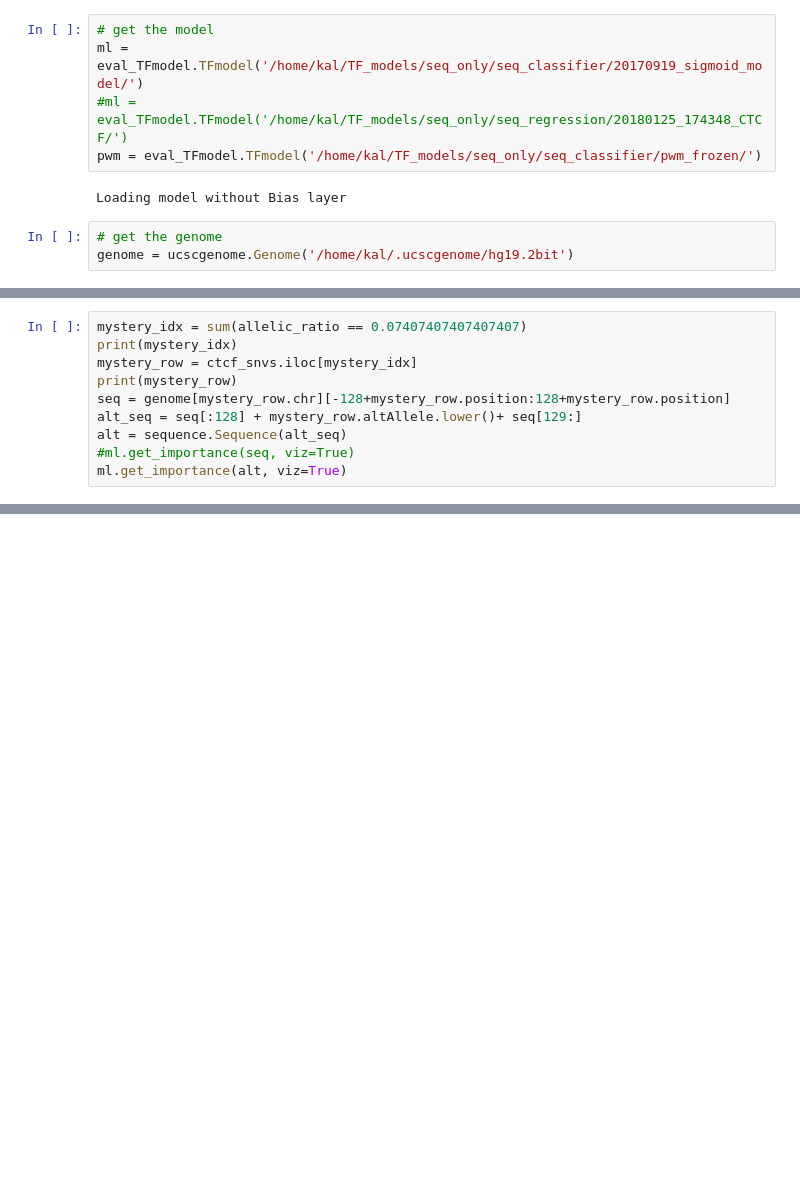
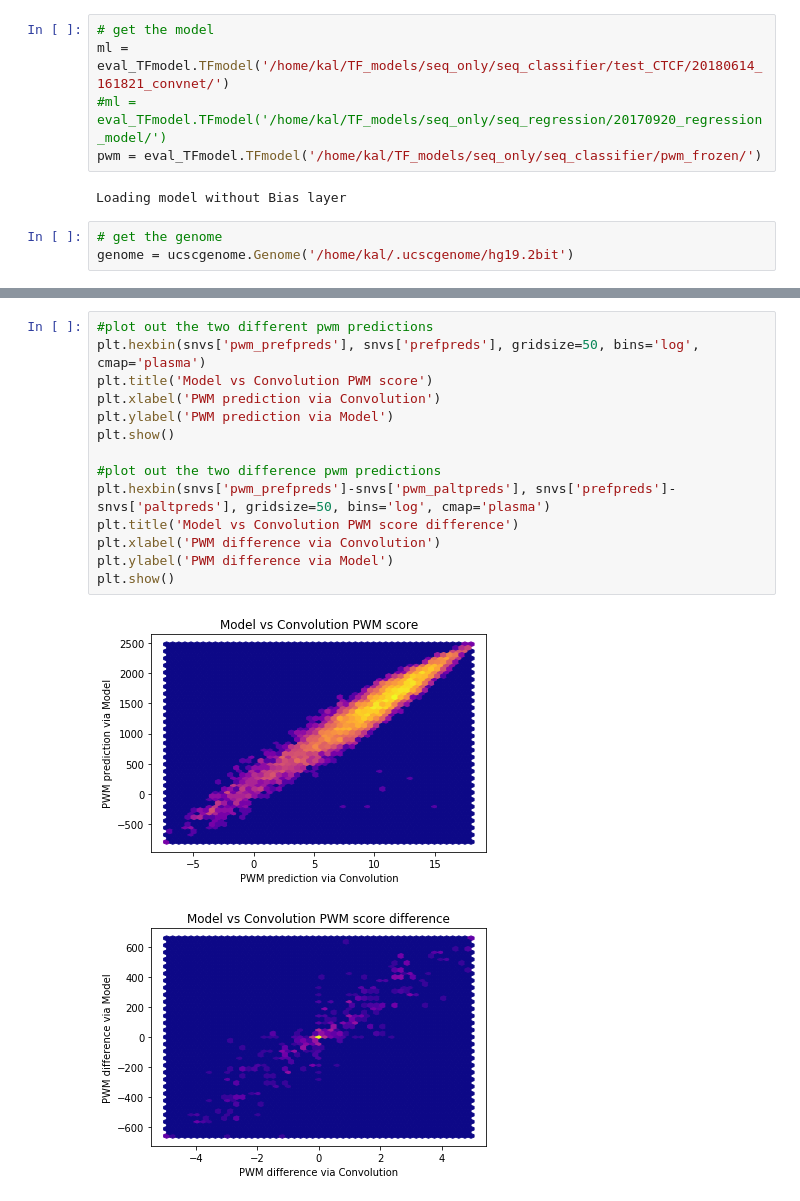
Before and after one commit to kal26/TF_Classifier, a Jupyter notebook: evaluation_tools/SNV_analysis.ipynb, the cells around one changed output, grey strips where cells are left out. Cells and saved outputs as stored; diff of their text form; blank space fills up the shorter version.

```diff
--- a/evaluation_tools/SNV_analysis.ipynb
+++ b/evaluation_tools/SNV_analysis.ipynb
@@ -20,7 +25,7 @@ g = gen.pair_gen(mode='val')
 # %%
 # get the model
-ml = eval_TFmodel.TFmodel('/home/kal/TF_models/seq_only/seq_classifier/20170919_sigmoid_model/')
-#ml = eval_TFmodel.TFmodel('/home/kal/TF_models/seq_only/seq_regression/20180125_174348_CTCF/')
+ml = eval_TFmodel.TFmodel('/home/kal/TF_models/seq_only/seq_classifier/test_CTCF/20180614_161821_convnet/')
+#ml = eval_TFmodel.TFmodel('/home/kal/TF_models/seq_only/seq_regression/20170920_regression_model/')
 pwm = eval_TFmodel.TFmodel('/home/kal/TF_models/seq_only/seq_classifier/pwm_frozen/')
 # %% [output]
 Loading model without Bias layer
@@ -221,10 +34,0 @@ plt.show()
-# %%
-mystery_idx = sum(allelic_ratio == 0.07407407407407407)
-print(mystery_idx)
-mystery_row = ctcf_snvs.iloc[mystery_idx]
-print(mystery_row)
-seq = genome[mystery_row.chr][-128+mystery_row.position:128+mystery_row.position]
-alt_seq = seq[:128] + mystery_row.altAllele.lower()+ seq[129:]
-alt = sequence.Sequence(alt_seq)
-#ml.get_importance(seq, viz=True)
-ml.get_importance(alt, viz=True)
@@ -384,0 +97,17 @@ intrigue =
+# %%
+#plot out the two different pwm predictions
+plt.hexbin(snvs['pwm_prefpreds'], snvs['prefpreds'], gridsize=50, bins='log', cmap='plasma')
+plt.title('Model vs Convolution PWM score')
+plt.xlabel('PWM prediction via Convolution')
+plt.ylabel('PWM prediction via Model')
+plt.show()
+
+#plot out the two difference pwm predictions
+plt.hexbin(snvs['pwm_prefpreds']-snvs['pwm_paltpreds'], snvs['prefpreds']-snvs['paltpreds'], gridsize=50, bins='log', cmap='plasma')
+plt.title('Model vs Convolution PWM score difference')
+plt.xlabel('PWM difference via Convolution')
+plt.ylabel('PWM difference via Model')
+plt.show()
+# %% [output]
+[figure, added]
+[figure, added]
```
Also changed, not shown: parts of 39 cells of this notebook, 25 other files.
